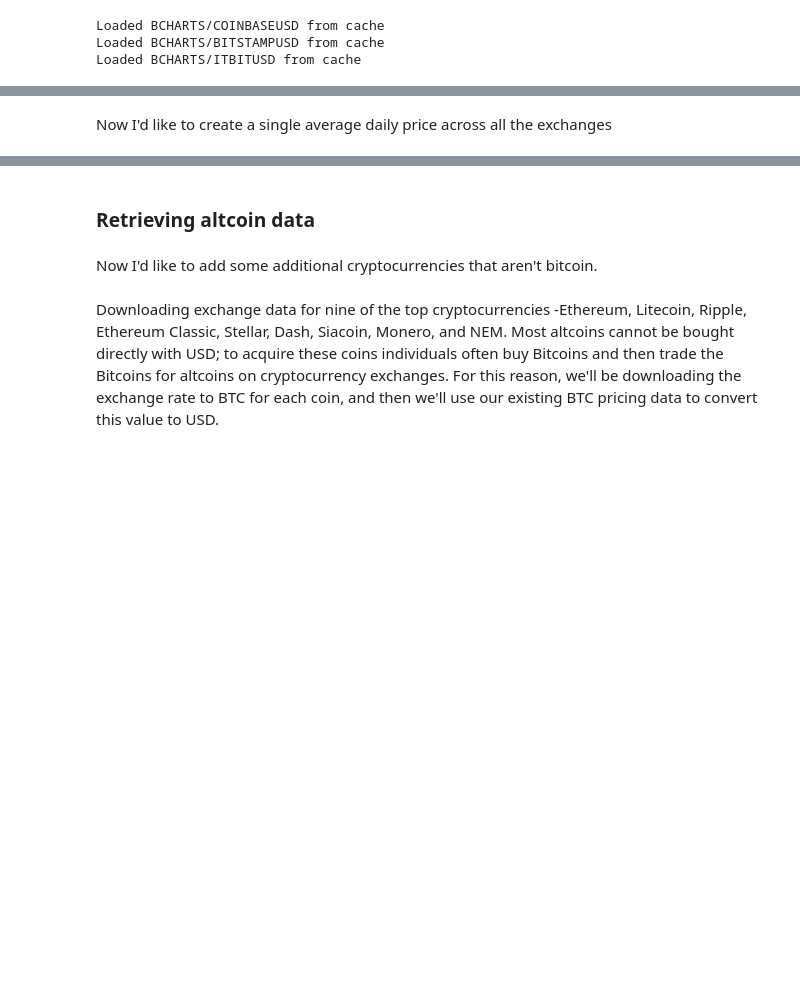
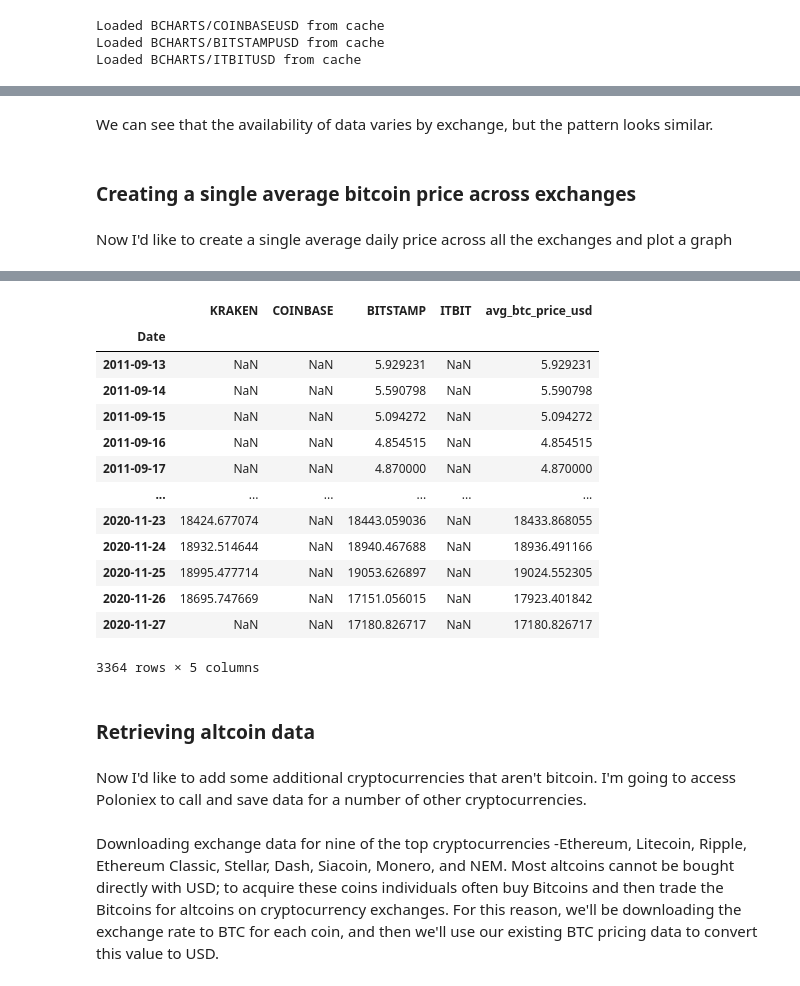
Before and after one commit to roburquhart/cryptocurrencies, a Jupyter notebook: Cryptocurrency.ipynb, the cells around one changed output, grey strips where cells are left out. Cells and saved outputs as stored; diff of their text form; code cells hidden in the pictures; blank space fills up the shorter version.

```diff
--- a/Cryptocurrency.ipynb
+++ b/Cryptocurrency.ipynb
@@ -149,8 +176,16 @@ px.line(btc_usd_datasets.sort_values(by=['Date'], ascending=[True]), x='Date', y
+# %% [markdown]
+We can see that the availability of data varies by exchange, but the pattern looks similar.
+# %% [markdown]
+### Creating a single average bitcoin price across exchanges ###
 # %% [markdown]
-Now I'd like to create a single average daily price across all the exchanges
+Now I'd like to create a single average daily price across all the exchanges and plot a graph
 # %%
 # Calculate the average BTC price as a new column
 btc_usd_datasets['avg_btc_price_usd'] = btc_usd_datasets.mean(axis=1)
 # %%
-px.line(btc_usd_datasets.sort_values(by=['Date'], ascending=[True]), x='Date', y='avg_btc_price_usd', title='Average daily bitcoin price across exchanges')
+import plotly.express as px
+btc_usd_datasets
+#px.line(btc_usd_datasets.sort_values(by=['Date'], ascending=[True]), x='Date', y='avg_btc_price_usd', title='Average daily bitcoin price across exchanges')
+btc_usd_datasets = btc_usd_datasets.reset_index()
+btc_usd_datasets
 # %% [output]
@@ -158,7 +192,21 @@ px.line(btc_usd_datasets.sort_values(by=['Date'], ascending=[True]), x='Date', y
+|  | KRAKEN | COINBASE | BITSTAMP | ITBIT | avg_btc_price_usd |
+| Date |  |  |  |  |  |
+| 2011-09-13 | NaN | NaN | 5.929231 | NaN | 5.929231 |
+| 2011-09-14 | NaN | NaN | 5.590798 | NaN | 5.590798 |
+| 2011-09-15 | NaN | NaN | 5.094272 | NaN | 5.094272 |
+| 2011-09-16 | NaN | NaN | 4.854515 | NaN | 4.854515 |
+| 2011-09-17 | NaN | NaN | 4.870000 | NaN | 4.870000 |
+| ... | ... | ... | ... | ... | ... |
+| 2020-11-23 | 18424.677074 | NaN | 18443.059036 | NaN | 18433.868055 |
+| 2020-11-24 | 18932.514644 | NaN | 18940.467688 | NaN | 18936.491166 |
+| 2020-11-25 | 18995.477714 | NaN | 19053.626897 | NaN | 19024.552305 |
+| 2020-11-26 | 18695.747669 | NaN | 17151.056015 | NaN | 17923.401842 |
+| 2020-11-27 | NaN | NaN | 17180.826717 | NaN | 17180.826717 |
+3364 rows × 5 columns
 # %% [markdown]
 ### Retrieving altcoin data ###
 # %% [markdown]
-Now I'd like to add some additional cryptocurrencies that aren't bitcoin.
+Now I'd like to add some additional cryptocurrencies that aren't bitcoin. I'm going to access Poloniex to call and save data for a number of other cryptocurrencies.
 # %%
 # Downloading and caching JSON data from a URL
 def get_json_data(json_url, cache_path):
```
Also changed, not shown: parts of 44 cells of this notebook.
